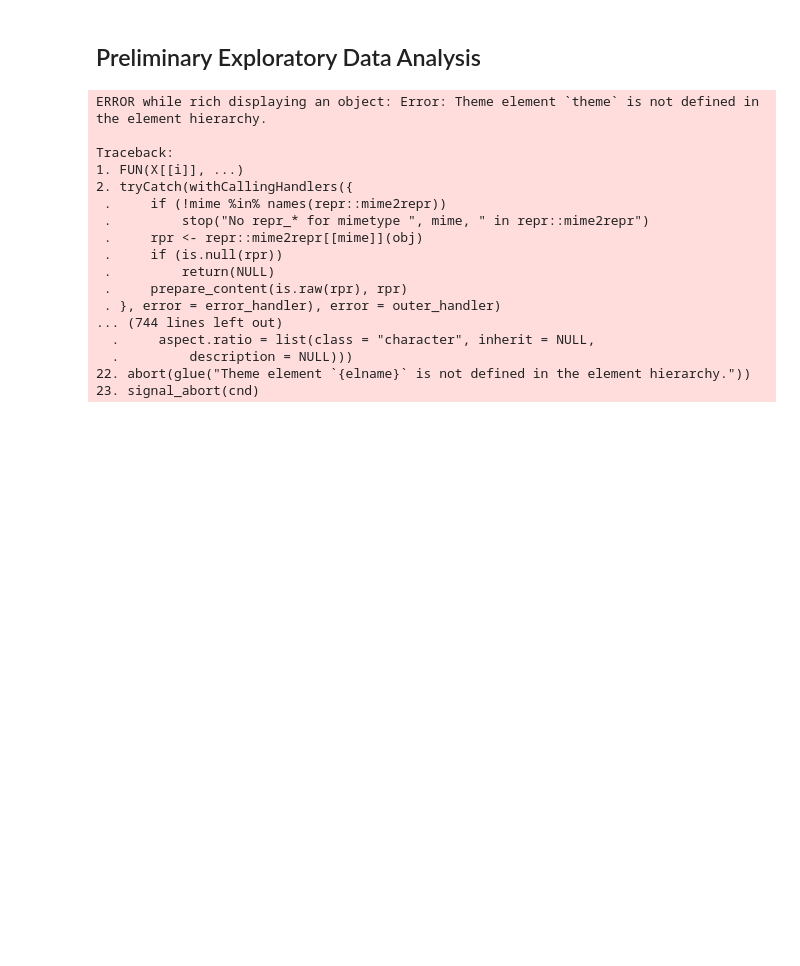
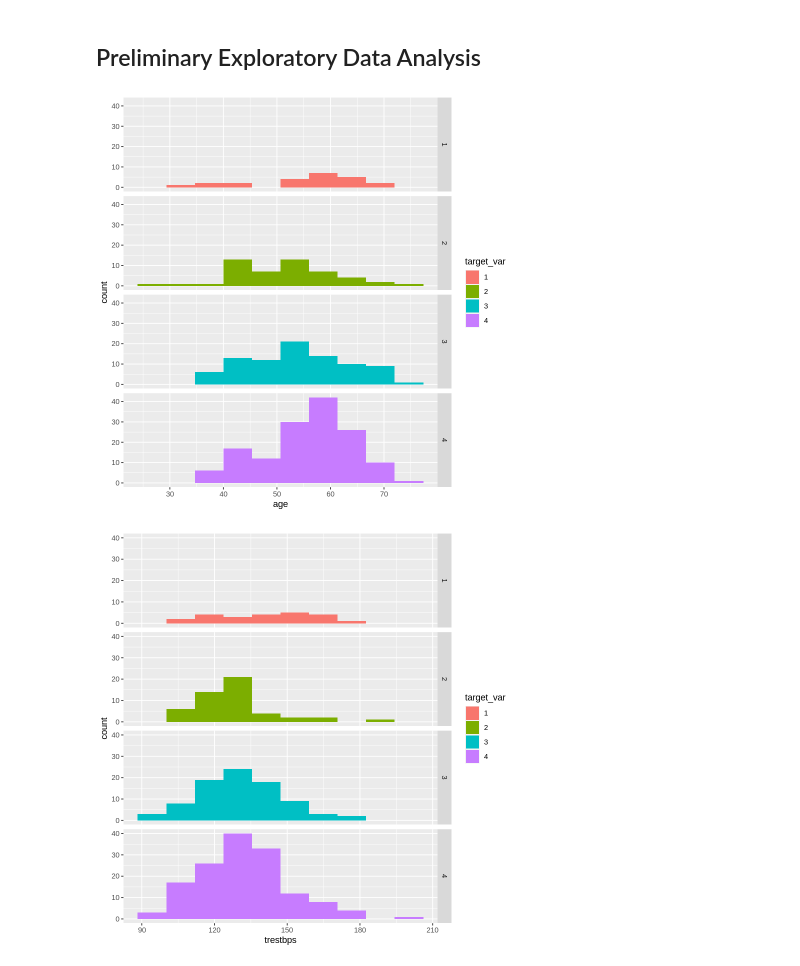
Before and after one commit to CameronGeisler/dsci-project, a Jupyter notebook: proposal2.ipynb, the cells around one changed output. Cells and saved outputs as stored; diff of their text form; code cells hidden in the pictures; blank space fills up the shorter version.

```diff
--- a/proposal2.ipynb
+++ b/proposal2.ipynb
@@ -97,31 +102,22 @@ A tibble: 303 × 6
 # %% [markdown]
 ## Preliminary Exploratory Data Analysis
 # %%
-bins_num = ceiling(log(nrow(data),2))+1
-ggplot(data, aes(x = age)) +
-    geom_histogram(bins = bins_num)
-ggplot(data, aes(x = trestbps)) +
-    geom_histogram(bins = bins_num)
-ggplot(data, aes(x = thalach)) +
-    geom_histogram(bins = bins_num)
-ggplot(data, aes(x = chol)) +
-    geom_histogram(bins = bins_num)
+# Histograms for numerical predictor variables
+bins_num = ceiling(log(nrow(data),2))+1 # number of bins, by Sturges' formula
+theme_set(theme_grey())
+target_var = data$cp # target variable, to split up histograms by
+ggplot(data, aes(x = age, fill = target_var)) +
+    geom_histogram(bins = bins_num) +
+    facet_grid(rows = target_var)
+ggplot(data, aes(x = trestbps, fill = target_var)) +
+    geom_histogram(bins = bins_num) +
+    facet_grid(rows = target_var)
+ggplot(data, aes(x = thalach, fill = target_var)) +
+    geom_histogram(bins = bins_num) +
+    facet_grid(rows = target_var)
+ggplot(data, aes(x = chol, fill = target_var)) +
+    geom_histogram(bins = bins_num) +
+    facet_grid(rows = target_var)
 # %% [output]
-ERROR while rich displaying an object: Error: Theme element `theme` is not defined in the element hierarchy.
-
-Traceback:
-1. FUN(X[[i]], ...)
-2. tryCatch(withCallingHandlers({
- .     if (!mime %in% names(repr::mime2repr))
- .         stop("No repr_* for mimetype ", mime, " in repr::mime2repr")
- .     rpr <- repr::mime2repr[[mime]](obj)
- .     if (is.null(rpr))
- .         return(NULL)
- .     prepare_content(is.raw(rpr), rpr)
- . }, error = error_handler), error = outer_handler)
-... (744 lines left out)
-  .     aspect.ratio = list(class = "character", inherit = NULL,
-  .         description = NULL)))
-22. abort(glue("Theme element `{elname}` is not defined in the element hierarchy."))
-23. signal_abort(cnd)
-[figure, old version]
+[figure, new version]
+[figure, added]
```
Also changed, not shown: parts of 7 cells of this notebook.
